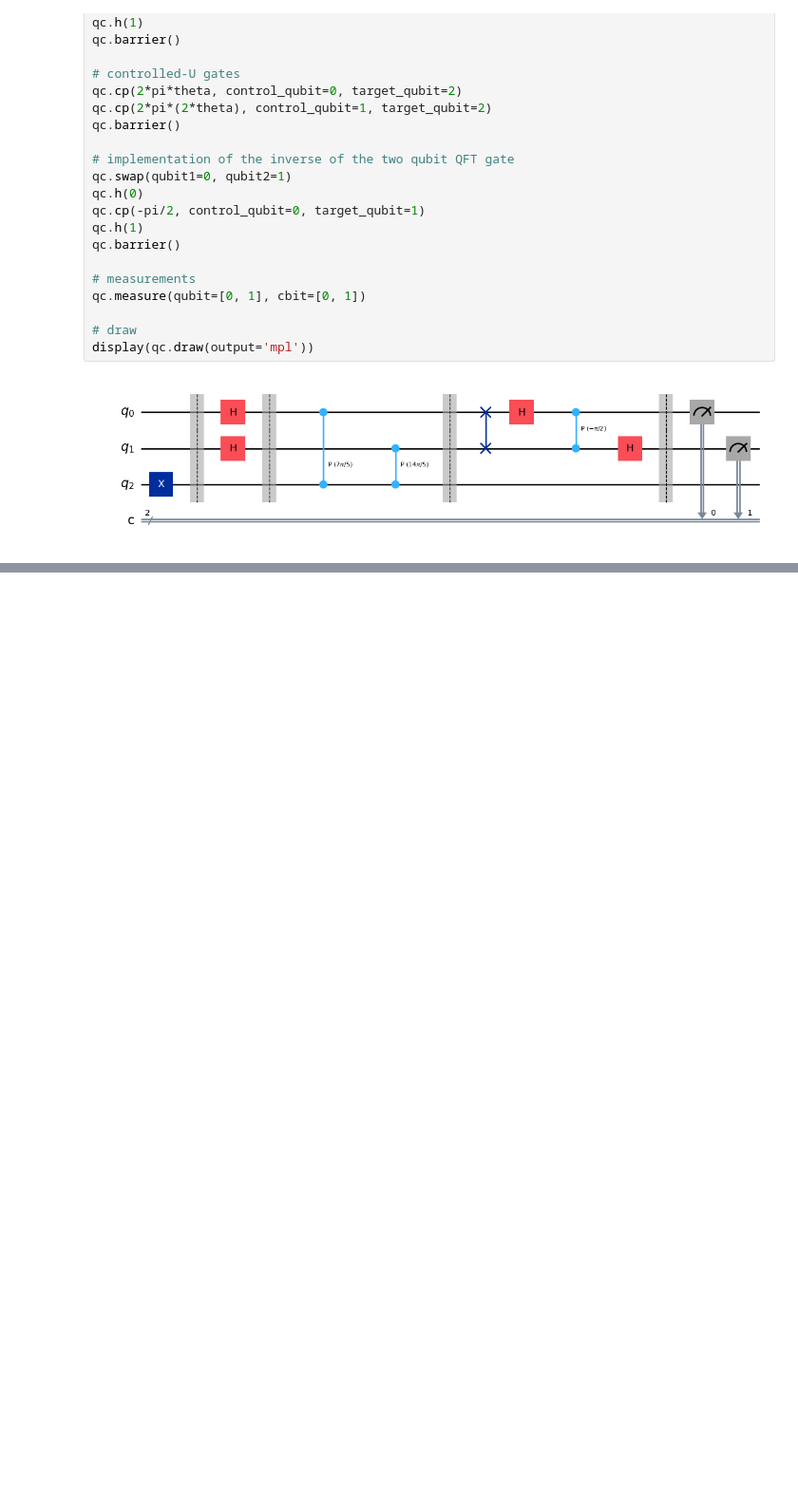
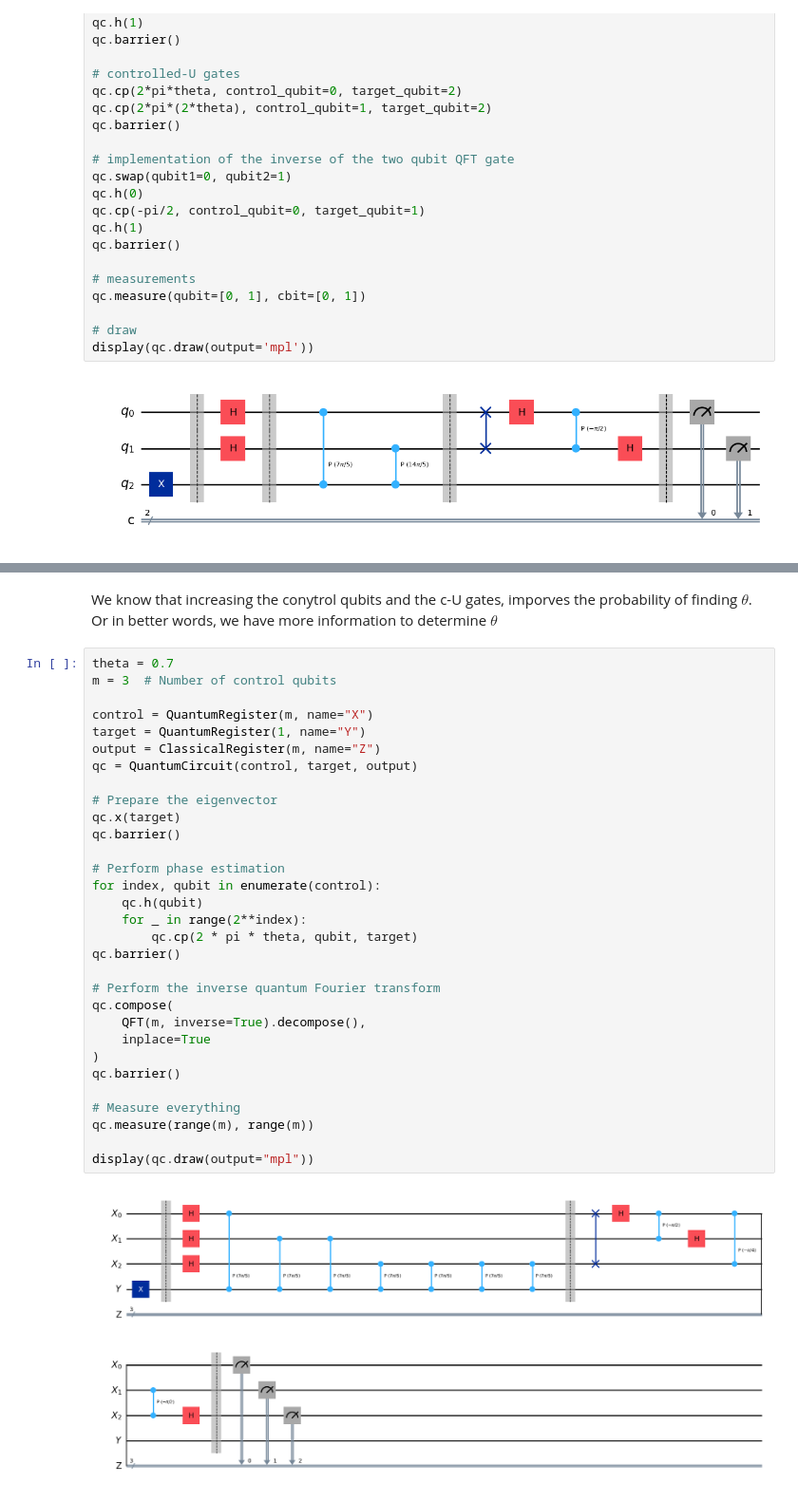
Before and after one commit to jesan-velazquez-resendiz/getting_started_qiskit, a Jupyter notebook: notebooks/01b_phase_estimation_factoring.ipynb, the cells around one changed output, grey strips where cells are left out. Shown at 95% size. Drawn from its saved outputs; the diff is of its cells as text; blank space fills up the shorter version.

```diff
--- a/notebooks/01b_phase_estimation_factoring.ipynb
+++ b/notebooks/01b_phase_estimation_factoring.ipynb
@@ -209,0 +228,35 @@ display(plot_histogram(statistics))
+# %% [markdown]
+We know that increasing the conytrol qubits and the c-U gates, imporves the probability of finding $\theta$. Or in better words, we have more information to determine $\theta$
+# %%
+theta = 0.7
+m = 3  # Number of control qubits
+
+control = QuantumRegister(m, name="X")
+target = QuantumRegister(1, name="Y")
+output = ClassicalRegister(m, name="Z")
+qc = QuantumCircuit(control, target, output)
+
+# Prepare the eigenvector
+qc.x(target)
+qc.barrier()
+
+# Perform phase estimation
+for index, qubit in enumerate(control):
+    qc.h(qubit)
+    for _ in range(2**index):
+        qc.cp(2 * pi * theta, qubit, target)
+qc.barrier()
+
+# Perform the inverse quantum Fourier transform
+qc.compose(
+    QFT(m, inverse=True).decompose(),
+    inplace=True
+)
+qc.barrier()
+
+# Measure everything
+qc.measure(range(m), range(m))
+
+display(qc.draw(output="mpl"))
+# %% [output]
+[figure, added]
```
Also changed, not shown: parts of 16 cells of this notebook, 4 other files.
